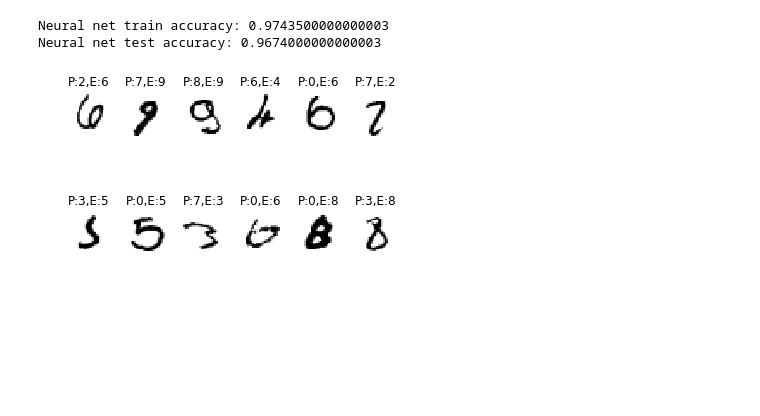
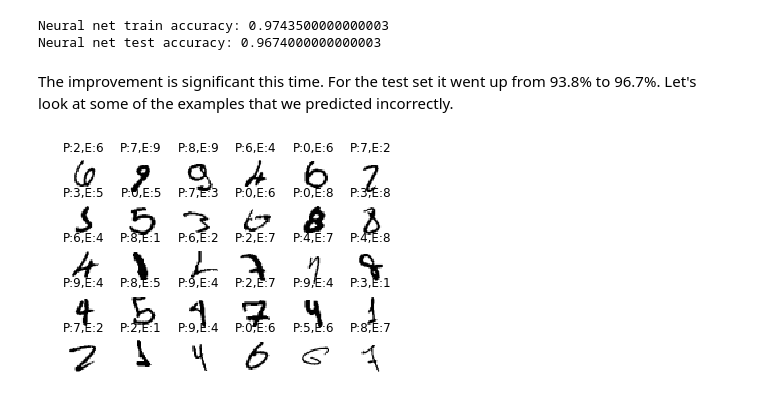
Before and after one commit to antonrd/machine_learning_implementations, a Jupyter notebook: MNIST test.ipynb, the cells around one changed output. Saved outputs shown, nothing was run; the diff lists cells and outputs as text; code cells hidden in the pictures; blank space fills up the shorter version.

```diff
--- a/MNIST test.ipynb
+++ b/MNIST test.ipynb
@@ -43,19 +42,18 @@ if dataset_to_use == 'digits':
 elif dataset_to_use == 'mnist':
 # MNIST dataset
     (X_train_images, Y_train_labels), (X_test_images, Y_test_labels) = mnist.load_data()
-    X_train_images = X_train_images
-    Y_train_labels = Y_train_labels
-    X_test_images = X_test_images
-    Y_test_labels = Y_test_labels
+
+    # Normalize the image data because the data range is [0, 255]. Without normalization the
+    # neural net implementation performs quite miserable, usually always predicting just one
+    # label for all inputs.
+    X_train_images = X_train_images / 255.
+    X_test_images = X_test_images / 255.
 
     X_train = X_train_images.reshape((X_train_images.shape[0], -1)).T
     X_test = X_test_images.reshape((X_test_images.shape[0], -1)).T
 
-    # Normalize the image data because the data range is [0, 255]. Without normalization the
-    # neural net implementation performs quite miserable, usually always predicting just one
-    # label for all inputs.
-    X_train = X_train / 255.
-    X_test = X_test / 255.
+    X_train = X_train
+    X_test = X_test
 
     Y_train = np.zeros((10, Y_train_labels.shape[0]))
     Y_train[Y_train_labels[:], np.arange(Y_train_labels.shape[0])] = 1
@@ -214,19 +212,21 @@ Parameters to train: 16020
 [figure]
 Neural net train accuracy: 0.9743500000000003
 Neural net test accuracy: 0.9674000000000003
+# %% [markdown]
+The improvement is significant this time. For the test set it went up from 93.8% to 96.7%. Let's look at some of the examples that we predicted incorrectly.
 # %%
 # Plot test examples in which the neural net was wrong.
 expected = Y_test
 predicted = model_nn_2.predict(X_test)
 
 images_and_predictions = list(zip(X_test_images, np.argmax(predicted, axis=0), np.argmax(expected, axis=0)))
 filtered_examples = [triplet for triplet in images_and_predictions if triplet[1] != triplet[2]]
-for index, (image, prediction, expected) in enumerate(filtered_examples[:12]):
-    plt.subplot(2, 6, index + 1)
+for index, (image, prediction, expected) in enumerate(filtered_examples[:30]):
+    plt.subplot(5, 6, index + 1)
     plt.axis('off')
     plt.imshow(image, cmap=plt.cm.gray_r, interpolation='nearest')
     plt.title("P:{},E:{}".format(prediction, expected))
 
 plt.show()
 # %% [output]
-[figure, old version]
+[figure, new version]
```
Also changed, not shown: parts of 7 cells of this notebook.
